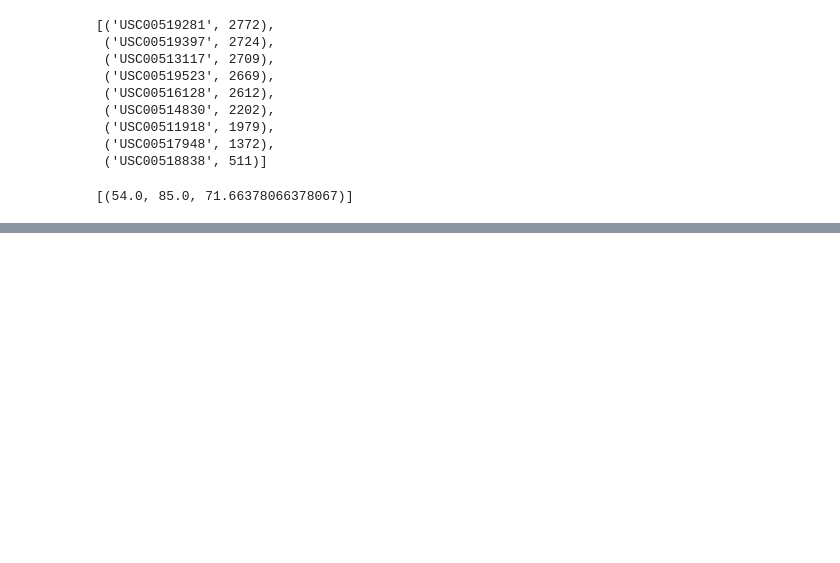
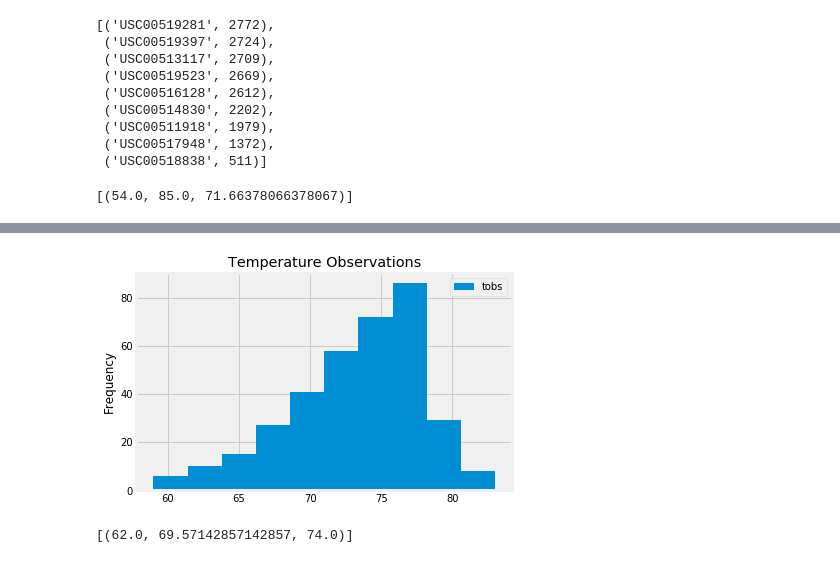
Before and after one commit to mitchellcapell95/sqlalchemy-challenge, a Jupyter notebook: Climate.ipynb, the cells around one changed output, grey strips where cells are left out. Cells and saved outputs as stored; diff of their text form; code cells hidden in the pictures; blank space fills up the shorter version.

```diff
--- a/Climate.ipynb
+++ b/Climate.ipynb
@@ -140,3 +140,24 @@ for num in most_active:
 active
 # %% [output]
 [(54.0, 85.0, 71.66378066378067)]
+# %%
+# Choose the station with the highest number of temperature observations.
+# Query the last 12 months of temperature observation data for this station and plot the results as a histogram
+
+# Want tobs data from 8/23/2016 to 8/23/2017
+
+active_tobs_data = []
+for row in session.query(Measurement.date,Measurement.tobs).filter_by(station='USC00519281'):
+    active_tobs_data.append(row)
+
+tobs_df = pd.DataFrame(active_tobs_data,columns =['date','tobs'])
+
+tobs_date_index = tobs_df.set_index('date')
+
+tobs_sorted = tobs_date_index.sort_index(ascending=True)
+
+Aug2016_Aug2017_tobs = tobs_sorted.loc['2016-08-23':'2017-08-23']
+
+Aug2016_Aug2017_no_null_tobs = Aug2016_Aug2017_tobs.dropna(subset=['tobs'])
+
+Aug2016_Aug2017_no_null_tobs.head()
@@ -142,0 +172,33 @@ active
+# %%
+Aug2016_Aug2017_no_null_tobs.hist(column='tobs',label='tobs')
+
+plt.title('Temperature Observations')
+
+plt.ylabel('Frequency')
+
+plt.legend()
+plt.savefig("./Images/tobs.png")
+plt.show()
+# %% [output]
+[figure, added]
+# %%
+# This function called `calc_temps` will accept start date and end date in the format '%Y-%m-%d'
+# and return the minimum, average, and maximum temperatures for that range of dates
+def calc_temps(start_date, end_date):
+    """TMIN, TAVG, and TMAX for a list of dates.
+
+    Args:
+        start_date (string): A date string in the format %Y-%m-%d
+        end_date (string): A date string in the format %Y-%m-%d
+
+    Returns:
+        TMIN, TAVE, and TMAX
+    """
+
+    return session.query(func.min(Measurement.tobs), func.avg(Measurement.tobs), func.max(Measurement.tobs)).\
+        filter(Measurement.date >= start_date).filter(Measurement.date <= end_date).all()
+
+# function usage example
+print(calc_temps('2012-02-28', '2012-03-05'))
+# %% [output]
+[(62.0, 69.57142857142857, 74.0)]
```
Also changed, not shown: parts of 6 cells of this notebook, 1 other file.
